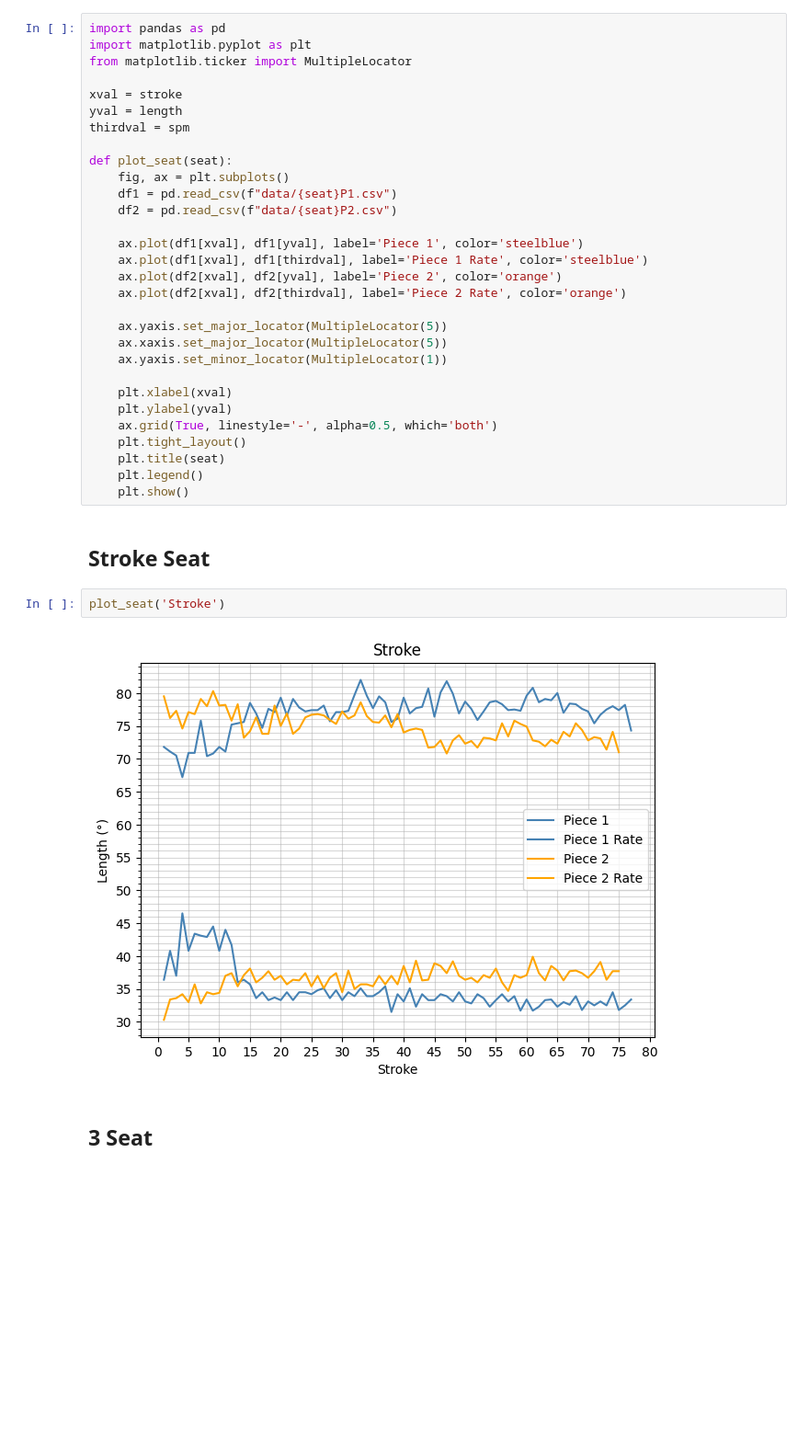
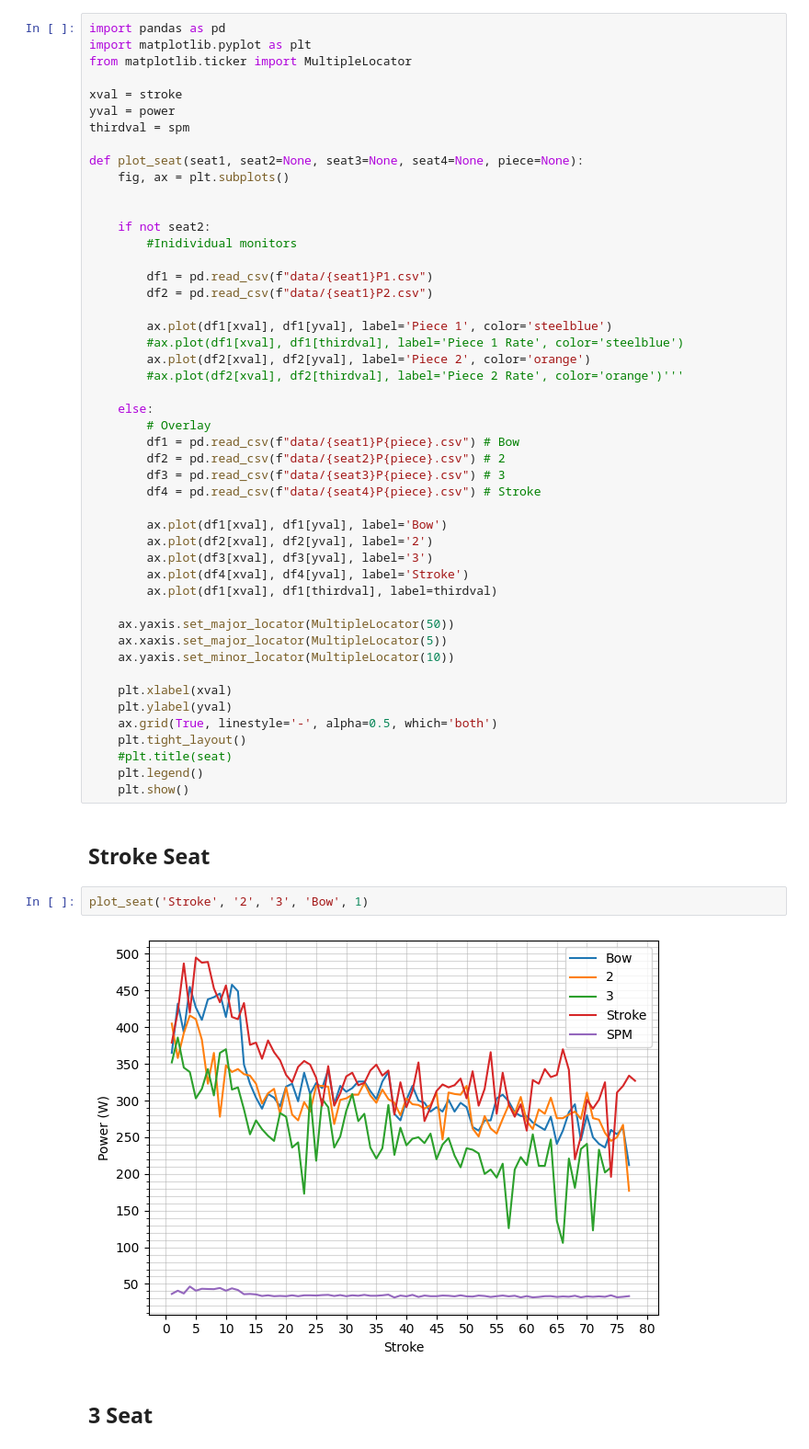
Before and after one commit to jamessk22/Rowing-Telemetry-Analysis, a Jupyter notebook: 424F2x600/analysis.ipynb, the cells around one changed output. Shown at 92% size. Drawn from its saved outputs; the diff is of its cells as text; blank space fills up the shorter version.

Commit message:
Overlayed all four seats' power with rate

```diff
--- a/424F2x600/analysis.ipynb
+++ b/424F2x600/analysis.ipynb
@@ -27,36 +27,54 @@ import matplotlib.pyplot as plt
 from matplotlib.ticker import MultipleLocator
 
 xval = stroke
-yval = length
+yval = power
 thirdval = spm
 
-def plot_seat(seat):
+def plot_seat(seat1, seat2=None, seat3=None, seat4=None, piece=None):
     fig, ax = plt.subplots()
-    df1 = pd.read_csv(f"data/{seat}P1.csv")
-    df2 = pd.read_csv(f"data/{seat}P2.csv")
 
-    ax.plot(df1[xval], df1[yval], label='Piece 1', color='steelblue')
-    ax.plot(df1[xval], df1[thirdval], label='Piece 1 Rate', color='steelblue')
-    ax.plot(df2[xval], df2[yval], label='Piece 2', color='orange')
-    ax.plot(df2[xval], df2[thirdval], label='Piece 2 Rate', color='orange')
 
-    ax.yaxis.set_major_locator(MultipleLocator(5))
+    if not seat2:
+        #Inidividual monitors
+
+        df1 = pd.read_csv(f"data/{seat1}P1.csv")
+        df2 = pd.read_csv(f"data/{seat1}P2.csv")
+
+        ax.plot(df1[xval], df1[yval], label='Piece 1', color='steelblue')
+        #ax.plot(df1[xval], df1[thirdval], label='Piece 1 Rate', color='steelblue')
+        ax.plot(df2[xval], df2[yval], label='Piece 2', color='orange')
+        #ax.plot(df2[xval], df2[thirdval], label='Piece 2 Rate', color='orange')'''
+
+    else:
+        # Overlay
+        df1 = pd.read_csv(f"data/{seat1}P{piece}.csv") # Bow
+        df2 = pd.read_csv(f"data/{seat2}P{piece}.csv") # 2
+        df3 = pd.read_csv(f"data/{seat3}P{piece}.csv") # 3
+        df4 = pd.read_csv(f"data/{seat4}P{piece}.csv") # Stroke
+
+        ax.plot(df1[xval], df1[yval], label='Bow')
+        ax.plot(df2[xval], df2[yval], label='2')
+        ax.plot(df3[xval], df3[yval], label='3')
+        ax.plot(df4[xval], df4[yval], label='Stroke')
+        ax.plot(df1[xval], df1[thirdval], label=thirdval)
+
+    ax.yaxis.set_major_locator(MultipleLocator(50))
     ax.xaxis.set_major_locator(MultipleLocator(5))
-    ax.yaxis.set_minor_locator(MultipleLocator(1))
+    ax.yaxis.set_minor_locator(MultipleLocator(10))
 
     plt.xlabel(xval)
     plt.ylabel(yval)
     ax.grid(True, linestyle='-', alpha=0.5, which='both')
     plt.tight_layout()
-    plt.title(seat)
+    #plt.title(seat)
     plt.legend()
     plt.show()
 # %% [markdown]
 ## Stroke Seat
 # %%
-plot_seat('Stroke')
+plot_seat('Stroke', '2', '3', 'Bow', 1)
 # %% [output]
-[figure, old version]
+[figure, new version]
 # %% [markdown]
 ## 3 Seat
 # %%
```
Also changed, not shown: parts of 3 cells of this notebook, 1 other file.
